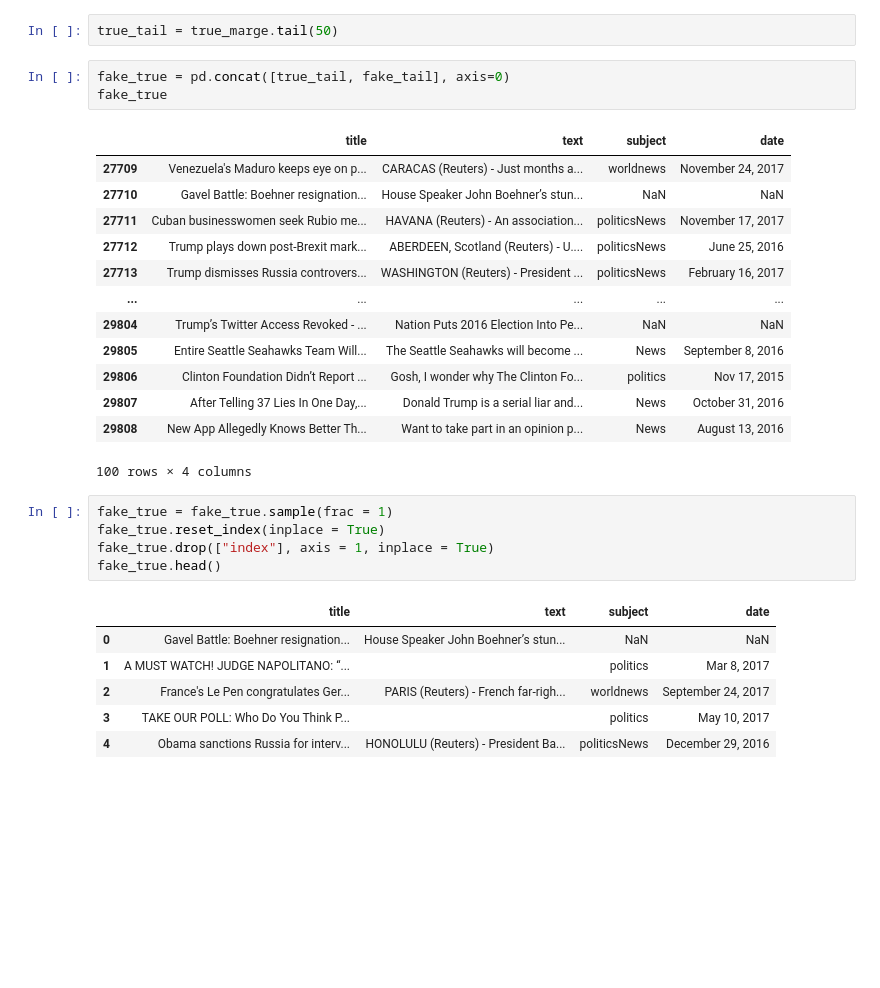
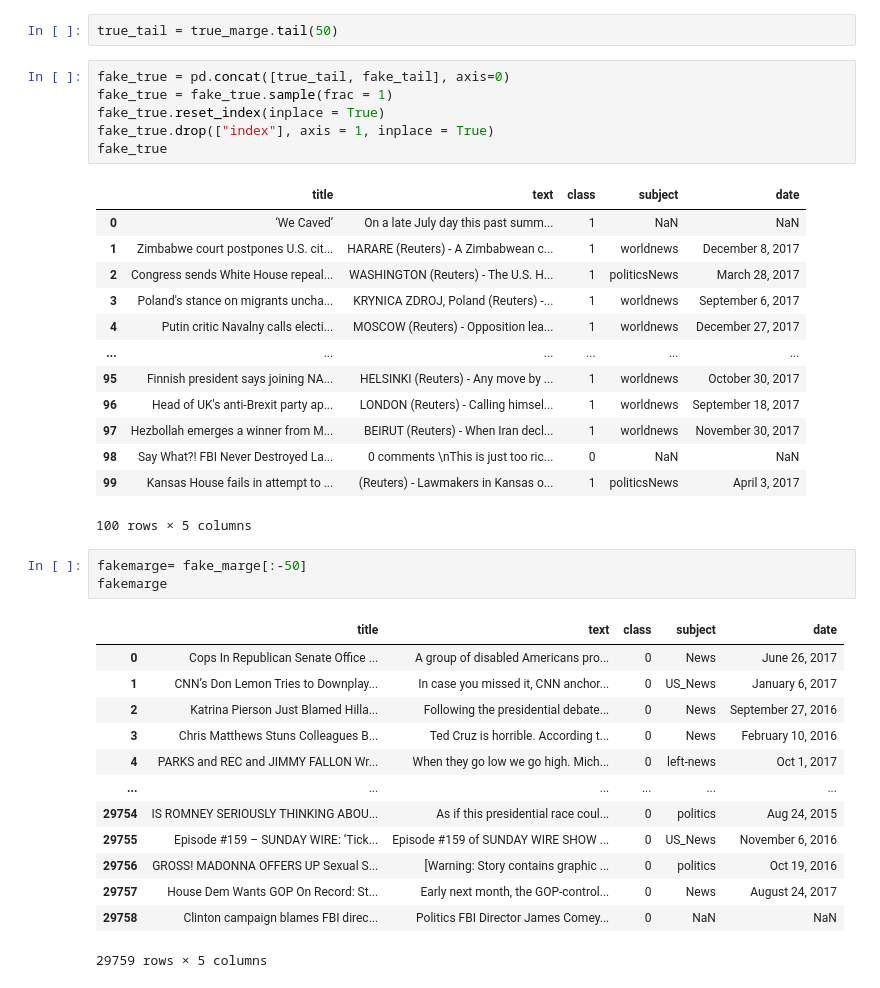
Before and after one commit to keijiart/Fake_News, a Jupyter notebook: Merging.ipynb, the cells around one changed output. Drawn from its saved outputs; the diff is of its cells as text; blank space fills up the shorter version.

```diff
--- a/Merging.ipynb
+++ b/Merging.ipynb
@@ -164,30 +133,38 @@ fake_tail = fake_marge.tail(50)
 true_tail = true_marge.tail(50)
 # %%
 fake_true = pd.concat([true_tail, fake_tail], axis=0)
+fake_true = fake_true.sample(frac = 1)
+fake_true.reset_index(inplace = True)
+fake_true.drop(["index"], axis = 1, inplace = True)
 fake_true
 # %% [output]
-|  | title | text | subject | date |
-| 27709 | Venezuela's Maduro keeps eye on p... | CARACAS (Reuters) - Just months a... | worldnews | November 24, 2017 |
-| 27710 | Gavel Battle: Boehner resignation... | House Speaker John Boehner’s stun... | NaN | NaN |
-| 27711 | Cuban businesswomen seek Rubio me... | HAVANA (Reuters) - An association... | politicsNews | November 17, 2017 |
-| 27712 | Trump plays down post-Brexit mark... | ABERDEEN, Scotland (Reuters) - U.... | politicsNews | June 25, 2016 |
-| 27713 | Trump dismisses Russia controvers... | WASHINGTON (Reuters) - President ... | politicsNews | February 16, 2017 |
-| ... | ... | ... | ... | ... |
-| 29804 | Trump’s Twitter Access Revoked - ... | Nation Puts 2016 Election Into Pe... | NaN | NaN |
-| 29805 | Entire Seattle Seahawks Team Will... | The Seattle Seahawks will become ... | News | September 8, 2016 |
-| 29806 | Clinton Foundation Didn’t Report ... | Gosh, I wonder why The Clinton Fo... | politics | Nov 17, 2015 |
-| 29807 | After Telling 37 Lies In One Day,... | Donald Trump is a serial liar and... | News | October 31, 2016 |
-| 29808 | New App Allegedly Knows Better Th... | Want to take part in an opinion p... | News | August 13, 2016 |
+|  | title | text | class | subject | date |
+| 0 | ‘We Caved’ | On a late July day this past summ... | 1 | NaN | NaN |
+| 1 | Zimbabwe court postpones U.S. cit... | HARARE (Reuters) - A Zimbabwean c... | 1 | worldnews | December 8, 2017 |
+| 2 | Congress sends White House repeal... | WASHINGTON (Reuters) - The U.S. H... | 1 | politicsNews | March 28, 2017 |
+| 3 | Poland's stance on migrants uncha... | KRYNICA ZDROJ, Poland (Reuters) -... | 1 | worldnews | September 6, 2017 |
+| 4 | Putin critic Navalny calls electi... | MOSCOW (Reuters) - Opposition lea... | 1 | worldnews | December 27, 2017 |
+| ... | ... | ... | ... | ... | ... |
+| 95 | Finnish president says joining NA... | HELSINKI (Reuters) - Any move by ... | 1 | worldnews | October 30, 2017 |
+| 96 | Head of UK's anti-Brexit party ap... | LONDON (Reuters) - Calling himsel... | 1 | worldnews | September 18, 2017 |
+| 97 | Hezbollah emerges a winner from M... | BEIRUT (Reuters) - When Iran decl... | 1 | worldnews | November 30, 2017 |
+| 98 | Say What?! FBI Never Destroyed La... | 0 comments \nThis is just too ric... | 0 | NaN | NaN |
+| 99 | Kansas House fails in attempt to ... | (Reuters) - Lawmakers in Kansas o... | 1 | politicsNews | April 3, 2017 |
-100 rows × 4 columns
+100 rows × 5 columns
-# %%
-fake_true = fake_true.sample(frac = 1)
-fake_true.reset_index(inplace = True)
-fake_true.drop(["index"], axis = 1, inplace = True)
-fake_true.head()
-# %% [output]
-|  | title | text | subject | date |
-| 0 | Gavel Battle: Boehner resignation... | House Speaker John Boehner’s stun... | NaN | NaN |
-| 1 | A MUST WATCH! JUDGE NAPOLITANO: “... |  | politics | Mar 8, 2017 |
-| 2 | France's Le Pen congratulates Ger... | PARIS (Reuters) - French far-righ... | worldnews | September 24, 2017 |
-| 3 | TAKE OUR POLL: Who Do You Think P... |  | politics | May 10, 2017 |
-| 4 | Obama sanctions Russia for interv... | HONOLULU (Reuters) - President Ba... | politicsNews | December 29, 2016 |
+# %%
+fakemarge= fake_marge[:-50]
+fakemarge
+# %% [output]
+|  | title | text | class | subject | date |
+| 0 | Cops In Republican Senate Office ... | A group of disabled Americans pro... | 0 | News | June 26, 2017 |
+| 1 | CNN’s Don Lemon Tries to Downplay... | In case you missed it, CNN anchor... | 0 | US_News | January 6, 2017 |
+| 2 | Katrina Pierson Just Blamed Hilla... | Following the presidential debate... | 0 | News | September 27, 2016 |
+| 3 | Chris Matthews Stuns Colleagues B... | Ted Cruz is horrible. According t... | 0 | News | February 10, 2016 |
+| 4 | PARKS and REC and JIMMY FALLON Wr... | When they go low we go high. Mich... | 0 | left-news | Oct 1, 2017 |
+| ... | ... | ... | ... | ... | ... |
+| 29754 | IS ROMNEY SERIOUSLY THINKING ABOU... | As if this presidential race coul... | 0 | politics | Aug 24, 2015 |
+| 29755 | Episode #159 – SUNDAY WIRE: ‘Tick... | Episode #159 of SUNDAY WIRE SHOW ... | 0 | US_News | November 6, 2016 |
+| 29756 | GROSS! MADONNA OFFERS UP Sexual S... | [Warning: Story contains graphic ... | 0 | politics | Oct 19, 2016 |
+| 29757 | House Dem Wants GOP On Record: St... | Early next month, the GOP-control... | 0 | News | August 24, 2017 |
+| 29758 | Clinton campaign blames FBI direc... | Politics FBI Director James Comey... | 0 | NaN | NaN |
+29759 rows × 5 columns
```
Also changed, not shown: parts of 20 cells of this notebook, 3 other files.
